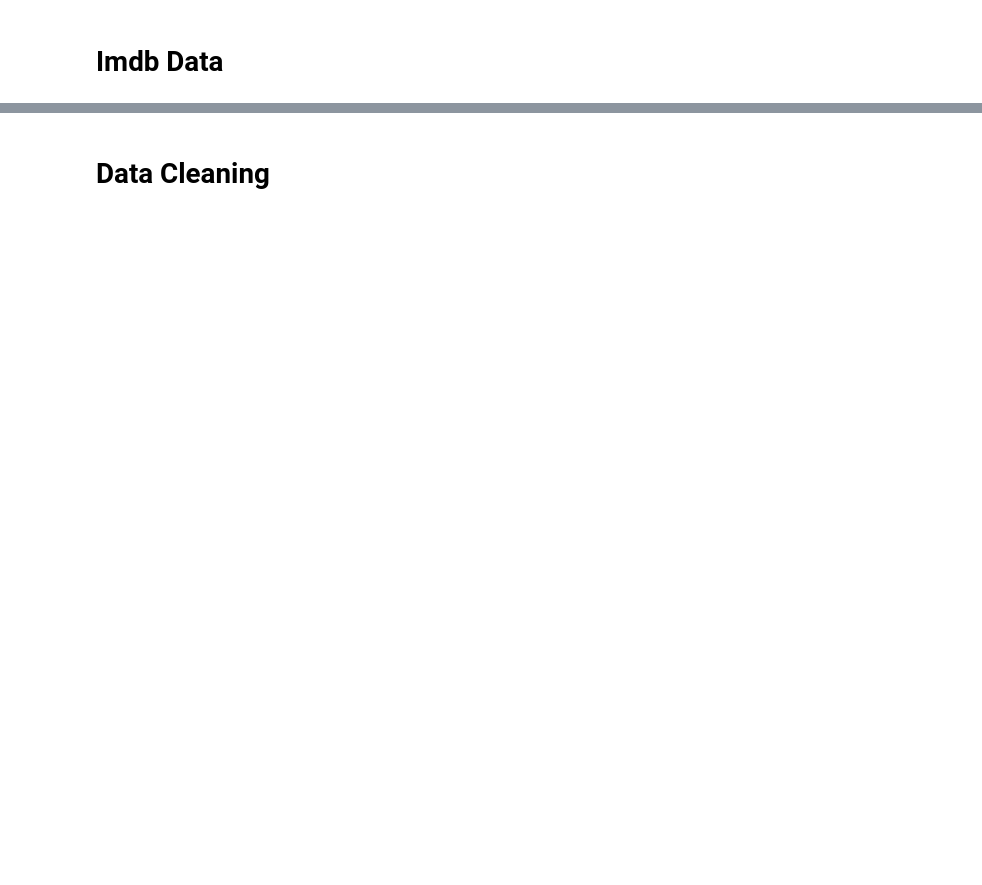
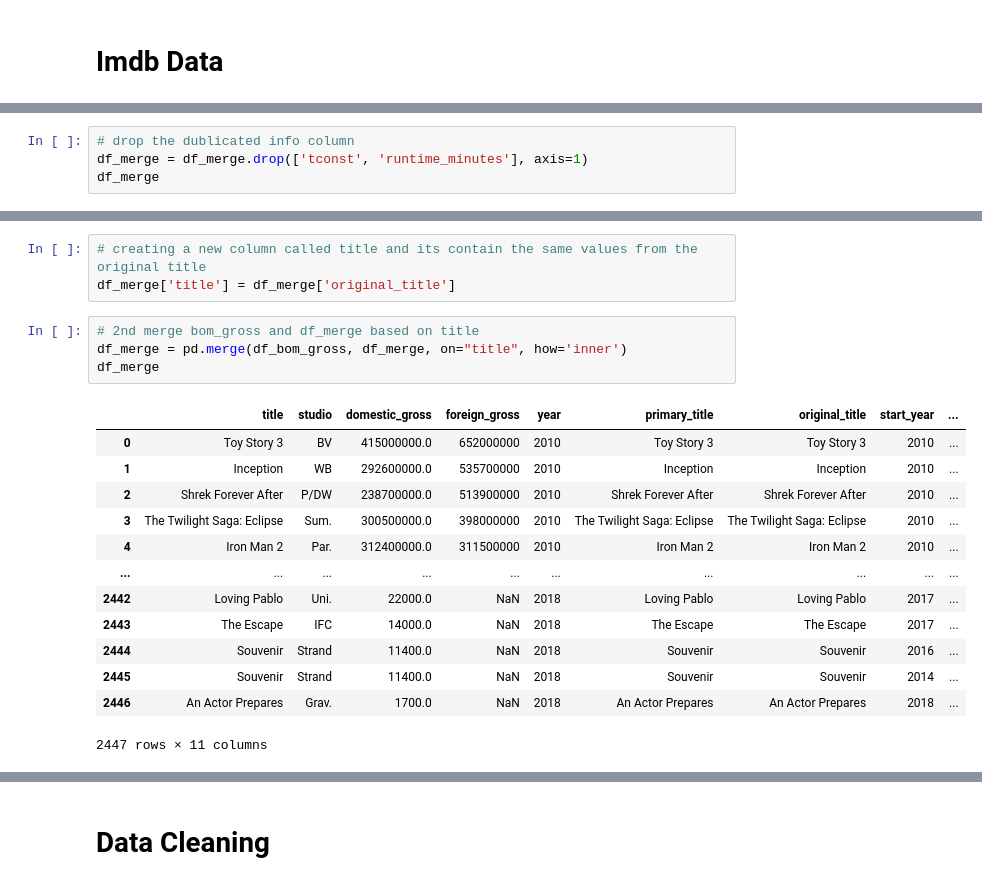
Before and after one commit to gt1719/Movie-Data-Analysis, a Jupyter notebook: movie_data_analysis.ipynb, the cells around one changed output, grey strips where cells are left out. Cells and saved outputs as stored; diff of their text form; blank space fills up the shorter version.

```diff
--- a/movie_data_analysis.ipynb
+++ b/movie_data_analysis.ipynb
@@ -230,0 +170,4 @@ Name: numvotes, Length: 7349, dtype: int64
+# %%
+# drop the dublicated info column
+df_merge = df_merge.drop(['tconst', 'runtime_minutes'], axis=1)
+df_merge
@@ -230,0 +188,21 @@ Name: numvotes, Length: 7349, dtype: int64
+# %%
+# creating a new column called title and its contain the same values from the original title
+df_merge['title'] = df_merge['original_title']
+# %%
+# 2nd merge bom_gross and df_merge based on title
+df_merge = pd.merge(df_bom_gross, df_merge, on="title", how='inner')
+df_merge
+# %% [output]
+|  | title | studio | domestic_gross | foreign_gross | year | primary_title | original_title | start_year | ... |
+| 0 | Toy Story 3 | BV | 415000000.0 | 652000000 | 2010 | Toy Story 3 | Toy Story 3 | 2010 | ... |
+| 1 | Inception | WB | 292600000.0 | 535700000 | 2010 | Inception | Inception | 2010 | ... |
+| 2 | Shrek Forever After | P/DW | 238700000.0 | 513900000 | 2010 | Shrek Forever After | Shrek Forever After | 2010 | ... |
+| 3 | The Twilight Saga: Eclipse | Sum. | 300500000.0 | 398000000 | 2010 | The Twilight Saga: Eclipse | The Twilight Saga: Eclipse | 2010 | ... |
+| 4 | Iron Man 2 | Par. | 312400000.0 | 311500000 | 2010 | Iron Man 2 | Iron Man 2 | 2010 | ... |
+| ... | ... | ... | ... | ... | ... | ... | ... | ... | ... |
+| 2442 | Loving Pablo | Uni. | 22000.0 | NaN | 2018 | Loving Pablo | Loving Pablo | 2017 | ... |
+| 2443 | The Escape | IFC | 14000.0 | NaN | 2018 | The Escape | The Escape | 2017 | ... |
+| 2444 | Souvenir | Strand | 11400.0 | NaN | 2018 | Souvenir | Souvenir | 2016 | ... |
+| 2445 | Souvenir | Strand | 11400.0 | NaN | 2018 | Souvenir | Souvenir | 2014 | ... |
+| 2446 | An Actor Prepares | Grav. | 1700.0 | NaN | 2018 | An Actor Prepares | An Actor Prepares | 2018 | ... |
+2447 rows × 11 columns
```
Also changed, not shown: parts of 56 cells of this notebook, 4 other files.
